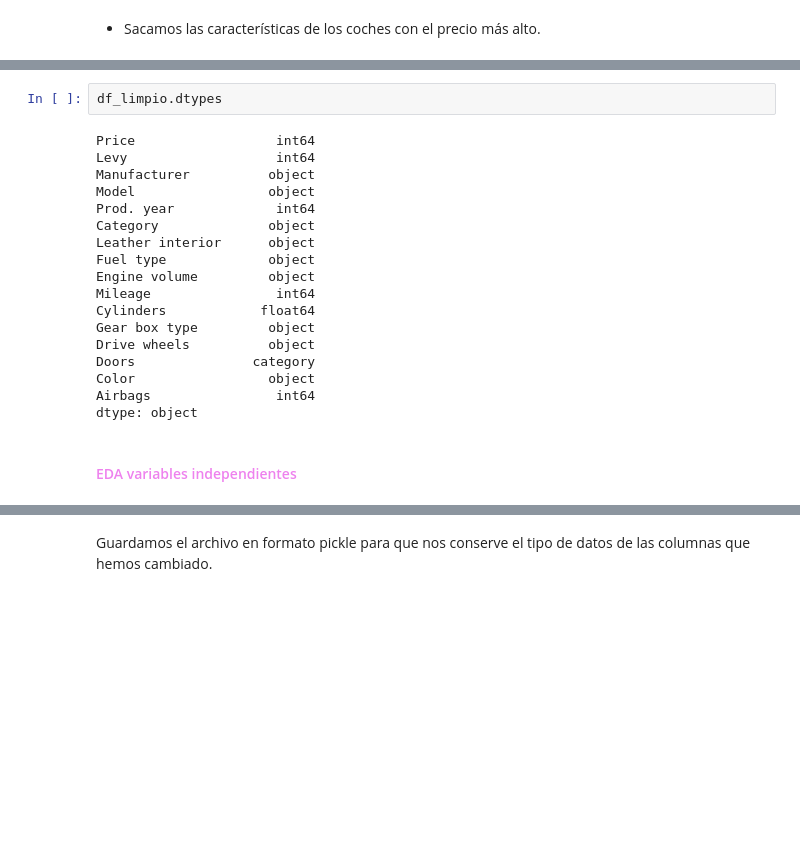
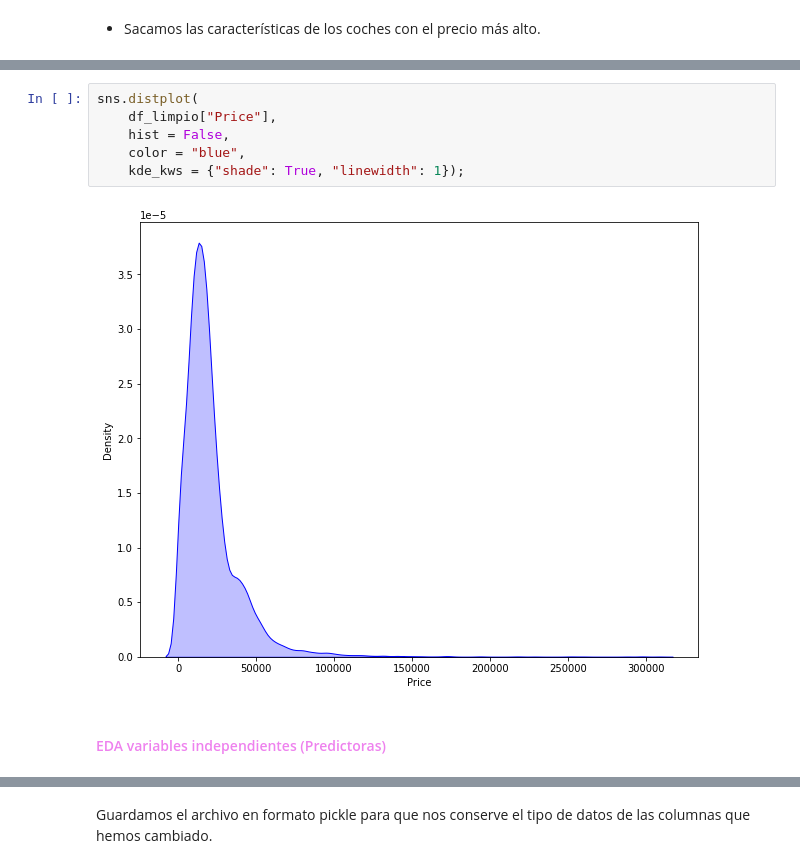
Before and after one commit to Adalab/DA-PROMO-B-MODULO-3-SPRINT-1-ANAIS-ARIANA, a Jupyter notebook: regresion_lineal/regresion_lineal_1.ipynb, the cells around one changed output, grey strips where cells are left out. Drawn from its saved outputs; the diff is of its cells as text; blank space fills up the shorter version.

```diff
--- a/regresion_lineal/regresion_lineal_1.ipynb
+++ b/regresion_lineal/regresion_lineal_1.ipynb
@@ -453,22 +532,10 @@ df_limpio[df_limpio['Price']== df_limpio['Price'].max()]
-# %%
-df_limpio.dtypes
-# %% [output]
-Price                  int64
-Levy                   int64
-Manufacturer          object
-Model                 object
-Prod. year             int64
-Category              object
-Leather interior      object
-Fuel type             object
-Engine volume         object
-Mileage                int64
-Cylinders            float64
-Gear box type         object
-Drive wheels          object
-Doors               category
-Color                 object
-Airbags                int64
-dtype: object
+# %%
+sns.distplot(
+    df_limpio["Price"],
+    hist = False,
+    color = "blue",
+    kde_kws = {"shade": True, "linewidth": 1});
+# %% [output]
+[figure, added]
 # %% [markdown]
-#### <font color=violet> EDA variables independientes
+#### <font color=violet> EDA variables independientes (Predictoras)
```
Also changed, not shown: parts of 30 cells of this notebook, 3 other files.
